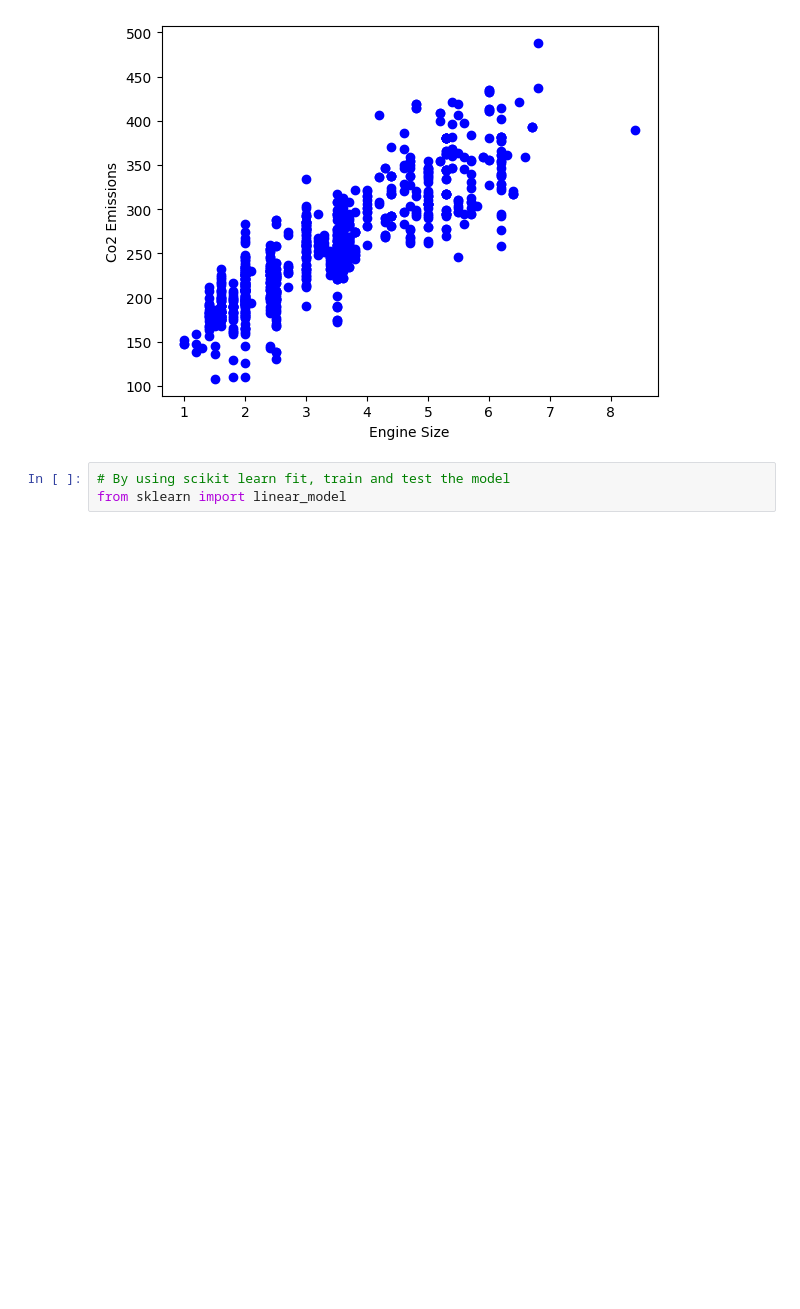
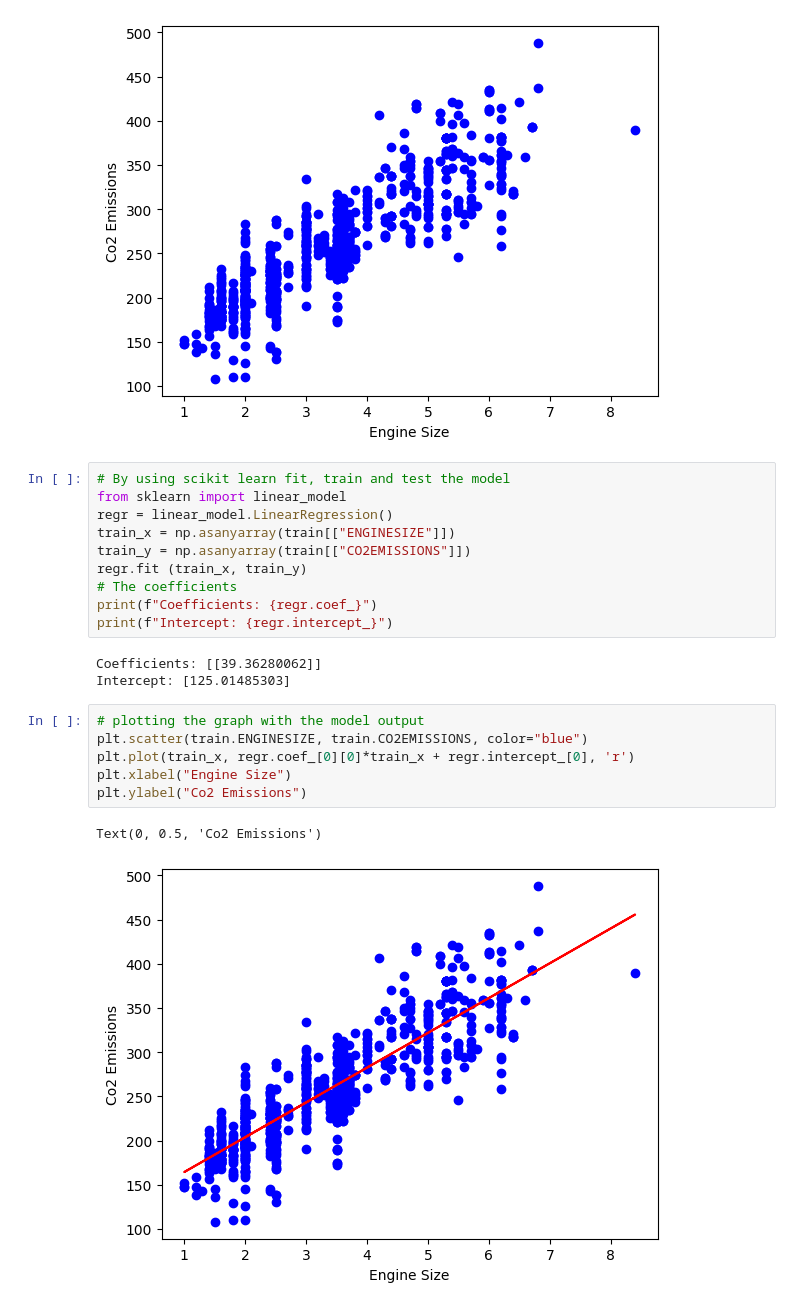
Before and after one commit to iamaryav/ai-notebooks, a Jupyter notebook: linear_reg_predict_co2_emission_fuel_consumption.ipynb, the cells around one changed output. Cells and saved outputs as stored; diff of their text form; blank space fills up the shorter version.

Commit message:
linear regression for co2 emission prediction

```diff
--- a/linear_reg_predict_co2_emission_fuel_consumption.ipynb
+++ b/linear_reg_predict_co2_emission_fuel_consumption.ipynb
@@ -88,3 +87,22 @@ plt.show()
 # %%
 # By using scikit learn fit, train and test the model
 from sklearn import linear_model
+regr = linear_model.LinearRegression()
+train_x = np.asanyarray(train[["ENGINESIZE"]])
+train_y = np.asanyarray(train[["CO2EMISSIONS"]])
+regr.fit (train_x, train_y)
+# The coefficients
+print(f"Coefficients: {regr.coef_}")
+print(f"Intercept: {regr.intercept_}")
+# %% [output]
+Coefficients: [[39.36280062]]
+Intercept: [125.01485303]
+# %%
+# plotting the graph with the model output
+plt.scatter(train.ENGINESIZE, train.CO2EMISSIONS, color="blue")
+plt.plot(train_x, regr.coef_[0][0]*train_x + regr.intercept_[0], 'r')
+plt.xlabel("Engine Size")
+plt.ylabel("Co2 Emissions")
+# %% [output]
+Text(0, 0.5, 'Co2 Emissions')
+[figure, added]
```
Also changed, not shown: parts of 3 cells of this notebook.
